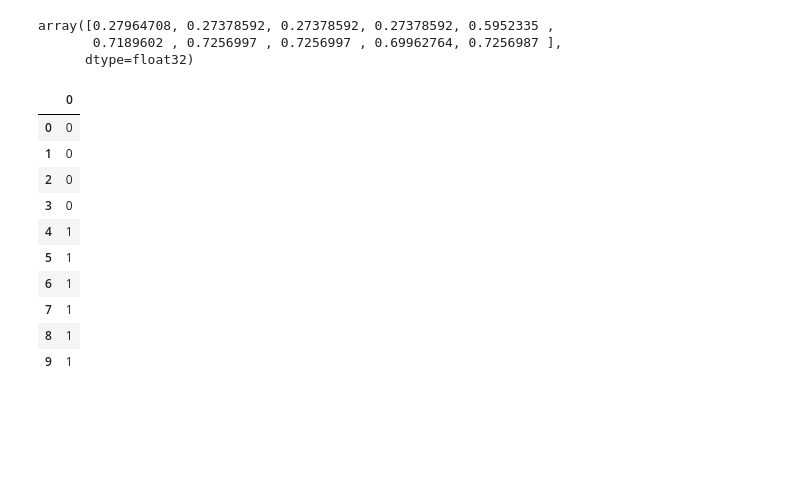
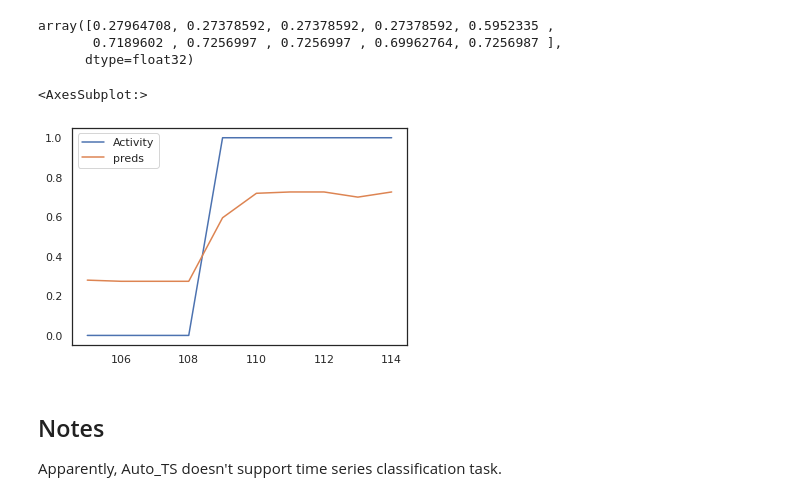
Before and after one commit to shamilnabiyev/automl-time-series, a Jupyter notebook: notebooks/autoviml-auto-ts.ipynb, the cells around one changed output. Cells and saved outputs as stored; diff of their text form; code cells hidden in the pictures; blank space fills up the shorter version.

```diff
--- a/notebooks/autoviml-auto-ts.ipynb
+++ b/notebooks/autoviml-auto-ts.ipynb
@@ -135,9 +139,9 @@ len(train), len(test)
 # %% [output]
 (7352, 2947)
 # %%
-%%time
+# %%time
 
-test['preds'] = model.predict(test, model='ML', simple=False)['yhat'].values
+# test['preds'] = model.predict(test, model='ML', simple=False)['yhat'].values
 # %%
 #preds =
 print(list(test[105:115]['Activity']))
@@ -147,7 +151,7 @@ print(list(test[105:115]['Activity']))
 %%time
 
 test_sample = test[105:115]
-pred_sample = model.predict(test_sample, model='ML', simple=False)['Activity'].values
+test_sample['preds'] = model.predict(test_sample, model='ML', simple=False)['Activity'].values
 # %% [output]
 Predicting using test dataframe shape = (10, 564) for ML model
 For large datasets: ML predictions will take time since it has to predict each row and use that for future predictions...
@@ -176,19 +180,12 @@ pred_sample
 array([0.27964708, 0.27378592, 0.27378592, 0.27378592, 0.5952335 ,
        0.7189602 , 0.7256997 , 0.7256997 , 0.69962764, 0.7256987 ],
       dtype=float32)
-# %%
-pd.DataFrame(np.where(pred_sample>0.5, 1, 0))
-# %% [output]
-|  | 0 |
-| 0 | 0 |
-| 1 | 0 |
-| 2 | 0 |
-| 3 | 0 |
-| 4 | 1 |
-| 5 | 1 |
-| 6 | 1 |
-| 7 | 1 |
-| 8 | 1 |
-| 9 | 1 |
 # %%
-test[[target, 'preds']].plot()
+test_sample[['Activity', 'preds']].plot()
+# %% [output]
+<AxesSubplot:>
+[figure, added]
+# %% [markdown]
+## Notes
+
+Apparently, Auto_TS doesn't support time series classification task.
```
Also changed, not shown: parts of 2 cells of this notebook.
